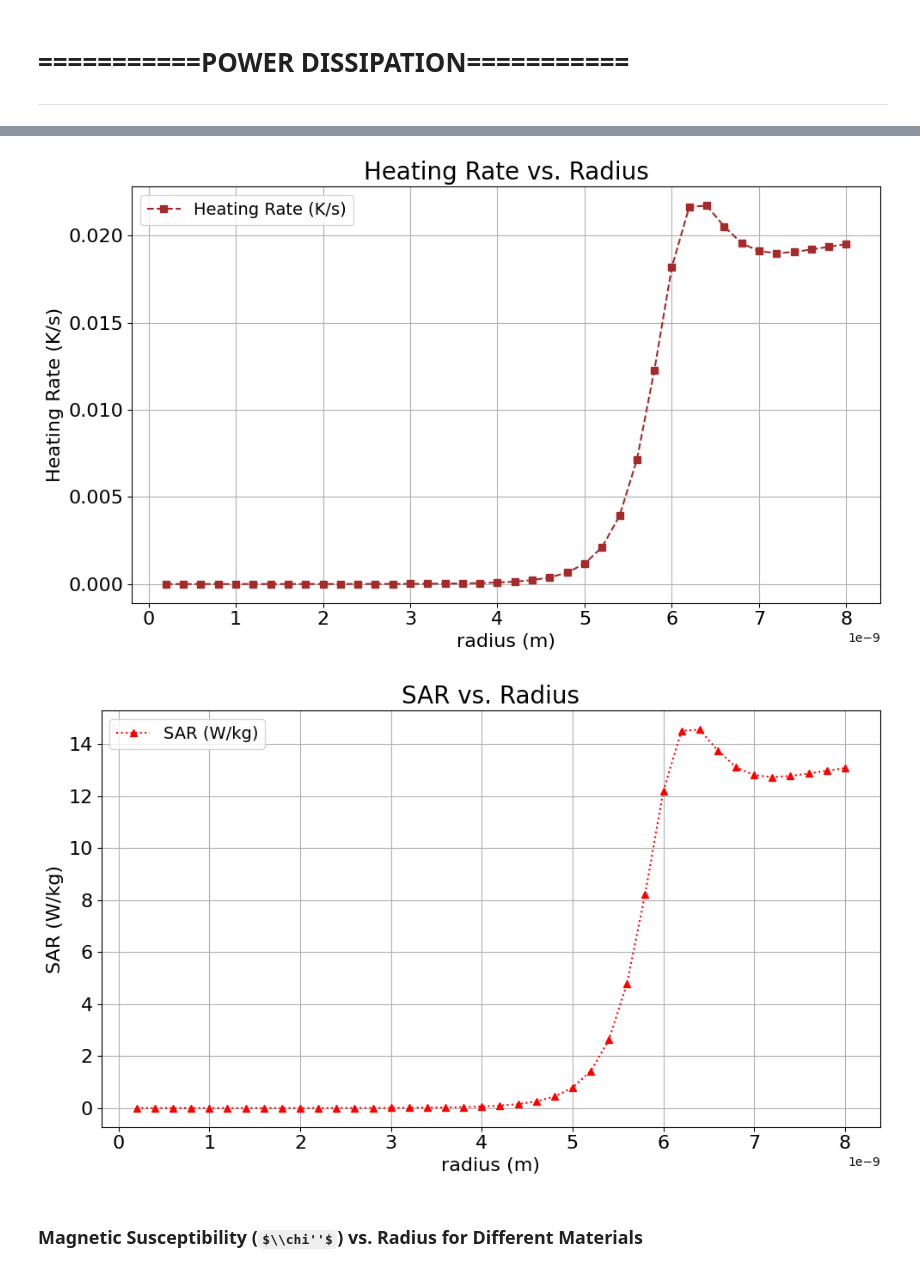
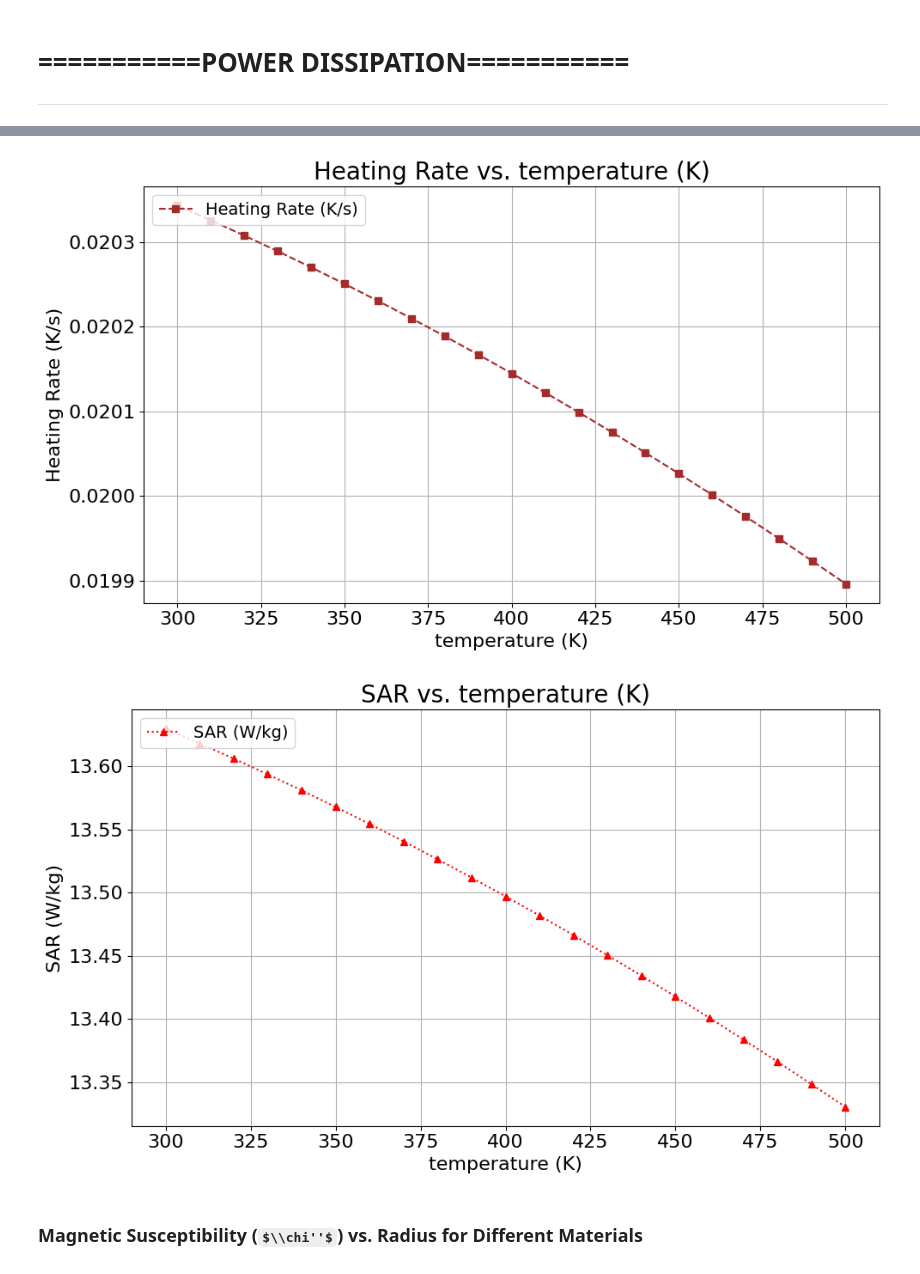
Before and after one commit to b00001/sciusproject-hyperthermia, a Jupyter notebook: week1_and_2.ipynb, the cells around one changed output, grey strips where cells are left out. Drawn from its saved outputs; the diff is of its cells as text; code cells hidden in the pictures; some formulas as TeX source.

```diff
--- a/week1_and_2.ipynb
+++ b/week1_and_2.ipynb
@@ -27,16 +27,16 @@ def get_val(var):
         return np.arange(var[0], var[2] + (var[1]/2), var[1])
     return np.array(var, dtype=float)
 
-kB_in = 1.380649e-23        # [J/K] ค่าคงที่
+kB_in = 1.380649e-23        # [J/K]
 mu0_in = 4 * np.pi * 1e-7   # [H/m]
 tau0_in = 1e-9              # [s]
 
 H_app_in = 0.1e-3             # [Tesla]
 eta_in = 0.0015             # [Pa s]
-T_in = 300                   # [K] 300
-f_in = 300e3              # [Hz] แก้ให้เป็น 300kHz
-delta_in = 0.1e-9           # [m] ส่วนพื้นผิว 10 nm
-R_in = [0.2e-9, .2e-9, 8e-9]              # [m] [0.2e-9, .2e-9, 8e-9]
+T_in = [300, 10, 500]                  # [K]
+f_in = 300e3              # [Hz]
+delta_in = 0.1e-9           # [m]
+R_in = 10e-9           # [m]
 
 kB = get_val(kB_in)
 mu0 = get_val(mu0_in)
@@ -260,33 +224,31 @@ plt.show()
 # %%
-# Plot Heating Rate vs Radius
 plt.figure(figsize=(10, 6))
-# ใช้ค่าอาเรย์ T_s (heating rate) และ R ที่คำนวณไว้แล้ว
-plt.plot(R, T_s, marker='s', linestyle='--', color='brown', label='Heating Rate (K/s)')
+plt.plot(T, T_s, marker='s', linestyle='--', color='brown', label='Heating Rate (K/s)')
 plt.ylabel('Heating Rate (K/s)', fontsize=16)
-plt.title('Heating Rate vs. Radius', fontsize=20)
+plt.title('Heating Rate vs. temperature (K)', fontsize=20)
 plt.grid(True)
 plt.legend(loc='upper left', fontsize=14)
 plt.tick_params(axis='both', labelsize=16)
-plt.xlabel('radius (m)', fontsize=16)
+plt.xlabel('temperature (K)', fontsize=16)
 plt.tight_layout()
 plt.show()
 # %% [output]
-[figure, old version]
+[figure, new version]
 # %%
 # Plot SAR vs Radius
 plt.figure(figsize=(10, 6))
 # ใช้ค่าอาเรย์ SAR และ R ที่คำนวณไว้แล้ว
-plt.plot(R, SAR, marker='^', linestyle=':', color='red', label='SAR (W/kg)')
-plt.xlabel('radius (m)', fontsize=16)
+plt.plot(T, SAR, marker='^', linestyle=':', color='red', label='SAR (W/kg)')
+plt.xlabel('temperature (K)', fontsize=16)
 plt.ylabel('SAR (W/kg)', fontsize=16)
-plt.title('SAR vs. Radius', fontsize=20)
+plt.title('SAR vs. temperature (K)', fontsize=20)
 plt.grid(True)
 plt.legend(loc='upper left', fontsize=14)
 plt.tick_params(axis='both', labelsize=16)
 plt.tight_layout()
 plt.show()
 # %% [output]
-[figure, old version]
+[figure, new version]
 # %% [markdown]
 ### Magnetic Susceptibility ($\\chi''$) vs. Radius for Different Materials
 # %%
```
Also changed, not shown: parts of 16 cells of this notebook.
